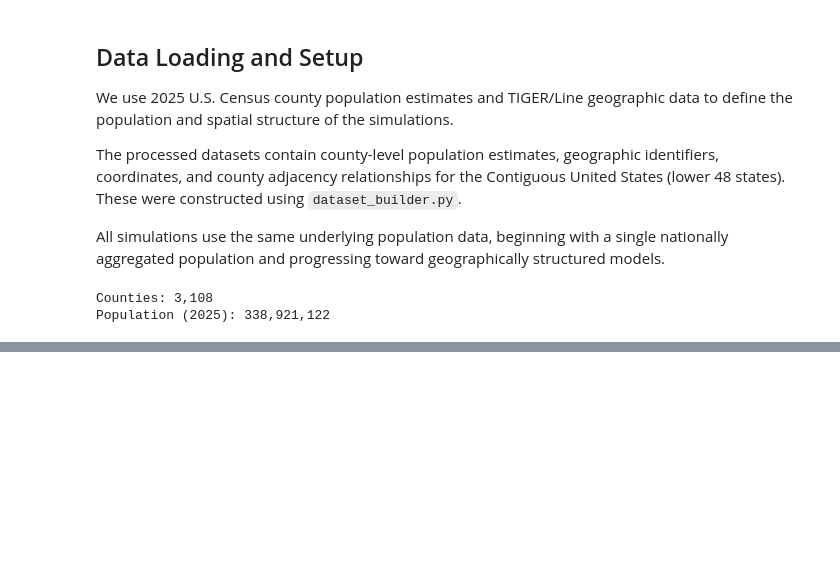
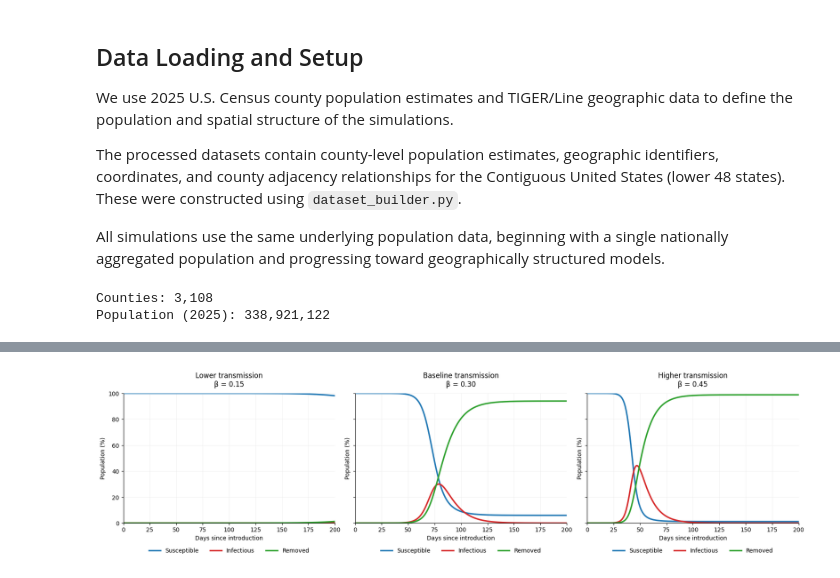
Before and after one commit to will-maberry/Exploring-Epidemic-Dynamics, a Jupyter notebook: SIR_Simulation.ipynb, the cells around one changed output, grey strips where cells are left out. Saved outputs shown, nothing was run; the diff lists cells and outputs as text; code cells hidden in the pictures; blank space fills up the shorter version.

Commit message:
added sections to notebook

```diff
--- a/SIR_Simulation.ipynb
+++ b/SIR_Simulation.ipynb
@@ -244,7 +238,10 @@ from notebook_helpers import (
     sir_curves_plot,
     sir_stacked_plot,
 )
-
+from notebook_helpers import (
+    sir_curves_plot,
+    sir_stacked_plot,
+)
 # Plots
 
 fig, axes = plt.subplots(
@@ -254,15 +251,6 @@ fig, axes = plt.subplots(
     sharey=True,
     constrained_layout=True,
 )
-
-for ax in axes:
-    ax.axvline(
-        peak_day,
-        color="black",
-        linestyle="--",
-        linewidth=1,
-        alpha=0.6,
-    )
 
 # Independent SIR curves
 
@@ -290,0 +310,84 @@ Theoretical threshold: 33.33%
+# %%
+# Define transmission scenarios
+transmission_scenarios = {
+    "Lower transmission": 0.15,
+    "Baseline transmission": 0.30,
+    "Higher transmission": 0.45,
+}
+
+# Store each simulation's results
+transmission_results = {}
+
+# Loop through scenarios
+for scenario, beta_value in transmission_scenarios.items():
+
+    # Solve SIR model
+    solution = solve_ivp(
+        sir_model,
+        t_span=(0, days),
+        y0=[S0, I0, R0_initial],
+        args=(beta_value, gamma, N),
+        t_eval=np.arange(days + 1),
+        rtol=1e-8,
+        atol=1e-8,
+    )
+
+    if not solution.success:
+        raise RuntimeError(solution.message)
+
+    # Convert outcome to dataframe
+    transmission_results[scenario] = pd.DataFrame({
+        "day": solution.t,
+        "S": solution.y[0],
+        "I": solution.y[1],
+        "R": solution.y[2],
+    })
+
+# Plotting simulations
+
+fig, axes = plt.subplots(
+    1, 3,
+    figsize=(17, 4.5),
+    sharex=True,
+    sharey=True,
+    constrained_layout=True,
+)
+
+for ax, (scenario, beta_value) in zip(
+    axes,
+    transmission_scenarios.items()
+):
+    sir_curves_plot(
+        transmission_results[scenario],
+        N,
+        ax=ax,
+        title=f"{scenario}\nβ = {beta_value:.2f}",
+    )
+
+plt.show()
+
+# Simulation statistics
+
+summary = []
+
+for scenario, result in transmission_results.items():
+
+    peak_idx = result["I"].idxmax()
+
+    summary.append({
+        "Scenario": scenario,
+        "Transmission rate": transmission_scenarios[scenario],
+        "Peak day": result.loc[peak_idx, "day"],
+        "Peak infectious (%)": (
+            100 * result["I"].max() / N
+        ),
+        "Infected by day 200 (%)": (
+            100 * (N - result["S"].iloc[-1]) / N
+        ),
+    })
+
+transmission_summary = pd.DataFrame(summary)
+
+display(transmission_summary.round(2))
+# %% [output]
+[figure, added]
```
Also changed, not shown: parts of 11 cells of this notebook, 2 other files.
